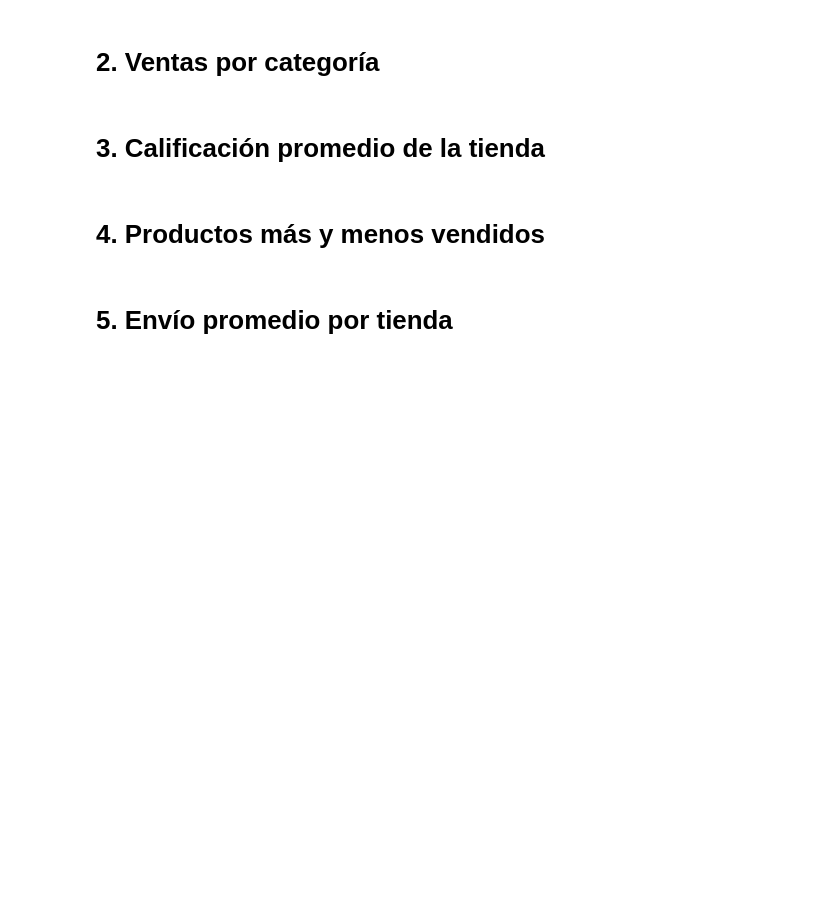
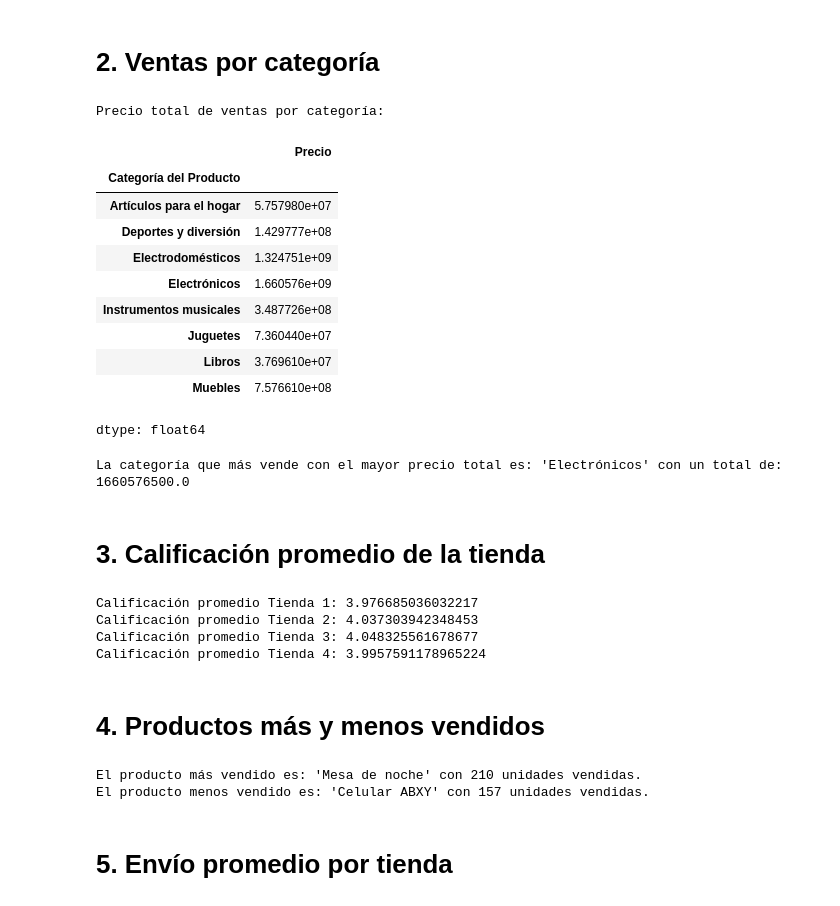
Before and after one commit to OscarMendoza-Code/Challenge_1_Data_Science_Oscar_Mendoza, a Jupyter notebook: AluraStoreLatam.ipynb, the cells around one changed output. Saved outputs shown, nothing was run; the diff lists cells and outputs as text; code cells hidden in the pictures; blank space fills up the shorter version.

```diff
--- a/AluraStoreLatam.ipynb
+++ b/AluraStoreLatam.ipynb
@@ -28,8 +94,64 @@ tienda.head()
 # %% [markdown]
 # 2. Ventas por categoría
+# %%
+todas_tiendas = pd.concat([tienda, tienda2, tienda3, tienda4], ignore_index=True)
+
+ventas_por_categoria = todas_tiendas.groupby('Categoría del Producto')['Precio'].sum()
+
+print("Precio total de ventas por categoría:")
+display(ventas_por_categoria)
+# %% [output]
+Precio total de ventas por categoría:
+|  | Precio |
+| Categoría del Producto |  |
+| Artículos para el hogar | 5.757980e+07 |
+| Deportes y diversión | 1.429777e+08 |
+| Electrodomésticos | 1.324751e+09 |
+| Electrónicos | 1.660576e+09 |
+| Instrumentos musicales | 3.487726e+08 |
+| Juguetes | 7.360440e+07 |
+| Libros | 3.769610e+07 |
+| Muebles | 7.576610e+08 |
+dtype: float64
+# %%
+categoria_mas_vende = ventas_por_categoria.idxmax()
+precio_mas_alto = ventas_por_categoria.max()
+
+print(f"La categoría que más vende con el mayor precio total es: '{categoria_mas_vende}' con un total de: {precio_mas_alto}")
+# %% [output]
+La categoría que más vende con el mayor precio total es: 'Electrónicos' con un total de: 1660576500.0
 # %% [markdown]
 # 3. Calificación promedio de la tienda
+# %%
+calificacion_promedio_tienda1 = tienda['Calificación'].mean()
+calificacion_promedio_tienda2 = tienda2['Calificación'].mean()
+calificacion_promedio_tienda3 = tienda3['Calificación'].mean()
+calificacion_promedio_tienda4 = tienda4['Calificación'].mean()
+
+print(f"Calificación promedio Tienda 1: {calificacion_promedio_tienda1}")
+print(f"Calificación promedio Tienda 2: {calificacion_promedio_tienda2}")
+print(f"Calificación promedio Tienda 3: {calificacion_promedio_tienda3}")
+print(f"Calificación promedio Tienda 4: {calificacion_promedio_tienda4}")
+# %% [output]
+Calificación promedio Tienda 1: 3.976685036032217
+Calificación promedio Tienda 2: 4.037303942348453
+Calificación promedio Tienda 3: 4.048325561678677
+Calificación promedio Tienda 4: 3.9957591178965224
 # %% [markdown]
 # 4. Productos más y menos vendidos
+# %%
+productos_vendidos = todas_tiendas['Producto'].value_counts()
+
+producto_mas_vendido = productos_vendidos.idxmax()
+cantidad_mas_vendido = productos_vendidos.max()
+
+producto_menos_vendido = productos_vendidos.idxmin()
+cantidad_menos_vendido = productos_vendidos.min()
+
+print(f"El producto más vendido es: '{producto_mas_vendido}' con {cantidad_mas_vendido} unidades vendidas.")
+print(f"El producto menos vendido es: '{producto_menos_vendido}' con {cantidad_menos_vendido} unidades vendidas.")
+# %% [output]
+El producto más vendido es: 'Mesa de noche' con 210 unidades vendidas.
+El producto menos vendido es: 'Celular ABXY' con 157 unidades vendidas.
 # %% [markdown]
 # 5. Envío promedio por tienda
```
Also changed, not shown: parts of 4 cells of this notebook.
